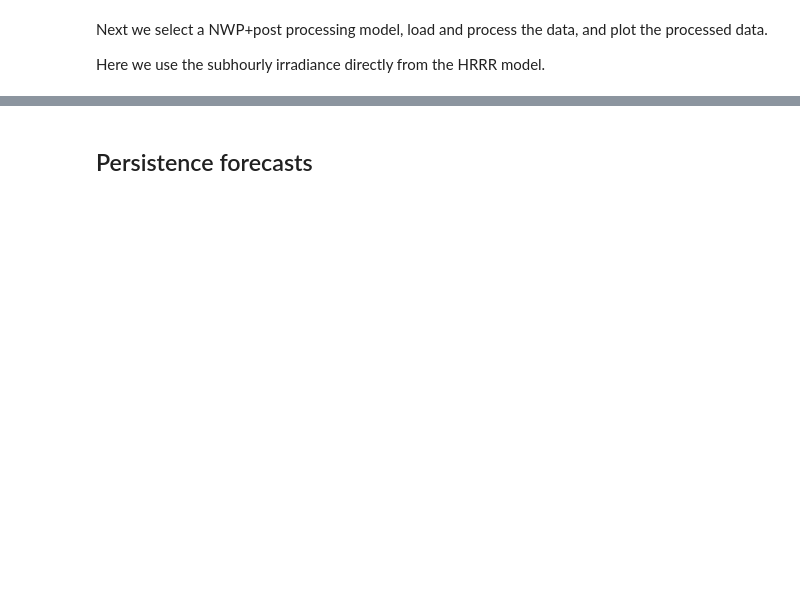
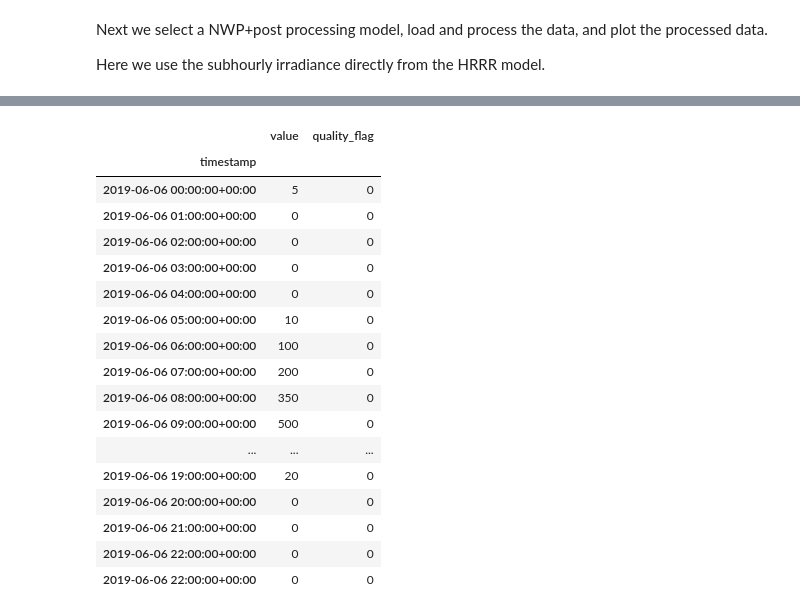
Before and after one commit to SolarArbiter/workshop, a Jupyter notebook: reference_forecasts.ipynb, the cells around one changed output, grey strips where cells are left out. Saved outputs shown, nothing was run; the diff lists cells and outputs as text; code cells hidden in the pictures; blank space fills up the shorter version.

Commit message:
broken persistence

```diff
--- a/reference_forecasts.ipynb
+++ b/reference_forecasts.ipynb
@@ -211,0 +247,23 @@ show(fig)
+# %%
+observation_file_path = 'https://raw.githubusercontent.com/SolarArbiter/2019-Denver-Workshop/master/observation_1h.csv'
+observation_values = pd.read_csv(observation_file_path, header=1, index_col=0, parse_dates=True)
+observation_values
+# %% [output]
+|  | value | quality_flag |
+| timestamp |  |  |
+| 2019-06-06 00:00:00+00:00 | 5 | 0 |
+| 2019-06-06 01:00:00+00:00 | 0 | 0 |
+| 2019-06-06 02:00:00+00:00 | 0 | 0 |
+| 2019-06-06 03:00:00+00:00 | 0 | 0 |
+| 2019-06-06 04:00:00+00:00 | 0 | 0 |
+| 2019-06-06 05:00:00+00:00 | 10 | 0 |
+| 2019-06-06 06:00:00+00:00 | 100 | 0 |
+| 2019-06-06 07:00:00+00:00 | 200 | 0 |
+| 2019-06-06 08:00:00+00:00 | 350 | 0 |
+| 2019-06-06 09:00:00+00:00 | 500 | 0 |
+| ... | ... | ... |
+| 2019-06-06 19:00:00+00:00 | 20 | 0 |
+| 2019-06-06 20:00:00+00:00 | 0 | 0 |
+| 2019-06-06 21:00:00+00:00 | 0 | 0 |
+| 2019-06-06 22:00:00+00:00 | 0 | 0 |
+| 2019-06-06 22:00:00+00:00 | 0 | 0 |
@@ -221,5 +304,3 @@ forecast = datamodel.Forecast(
     variable='ghi',
     site=site
 )
-# %% [markdown]
-## Persistence forecasts
```
Also changed, not shown: parts of 24 cells of this notebook.
